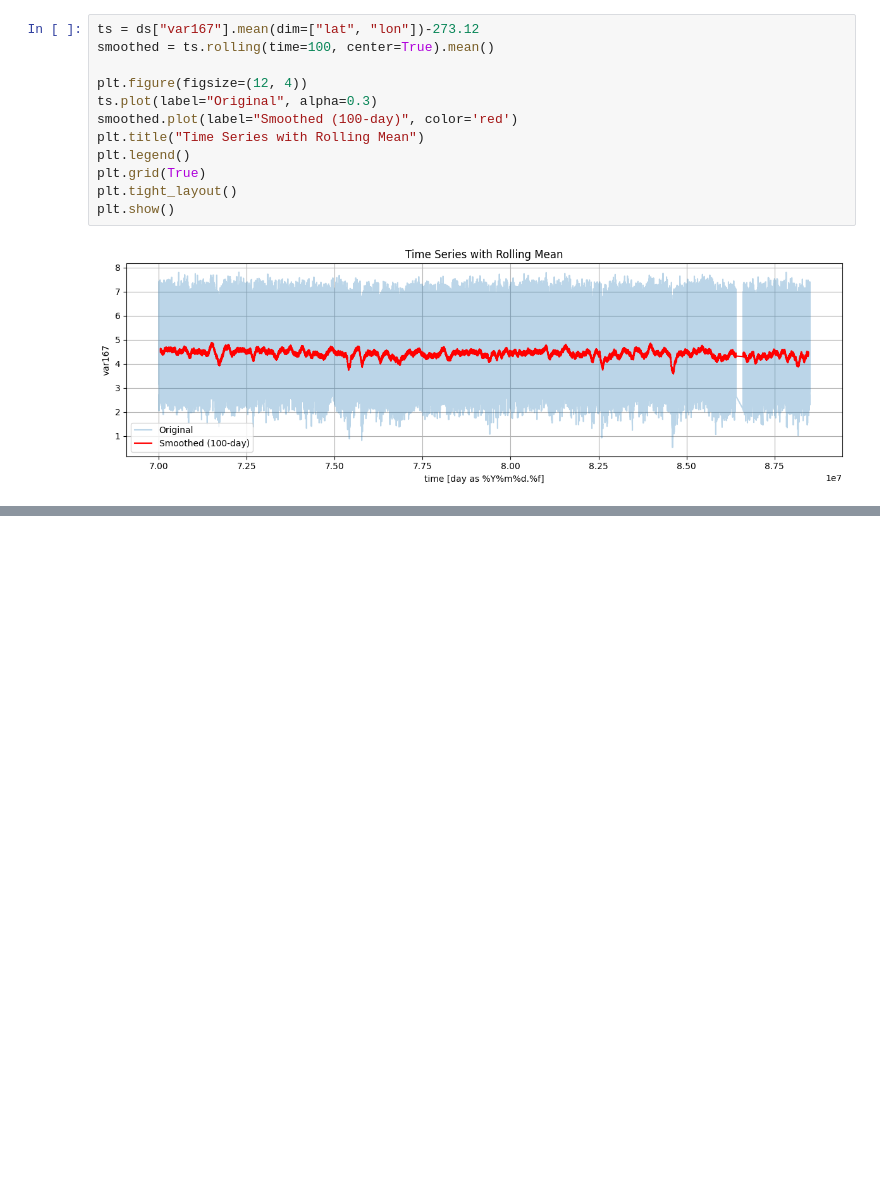
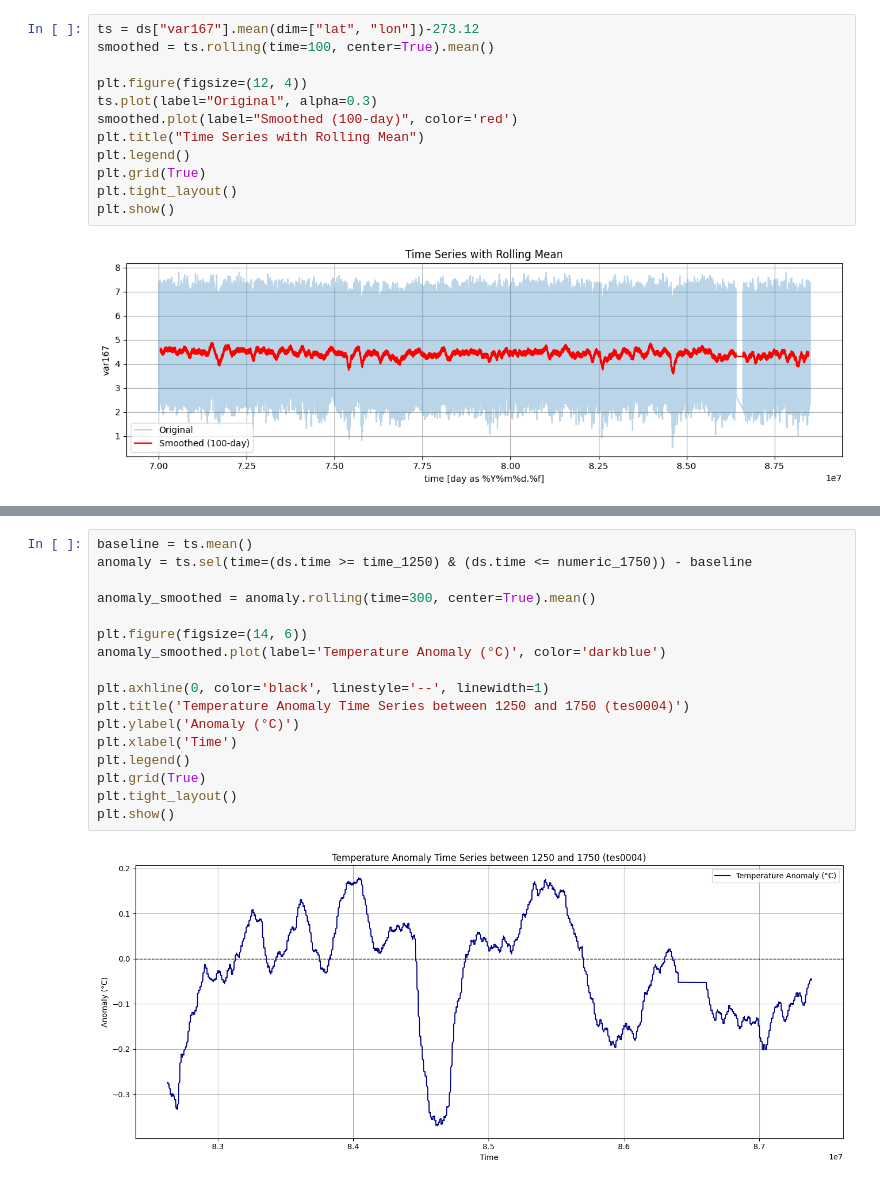
Before and after one commit to EliHHogemo/lia, a Jupyter notebook: temp.ipynb, the cells around one changed output, grey strips where cells are left out. Saved outputs shown, nothing was run; the diff lists cells and outputs as text; blank space fills up the shorter version.

```diff
--- a/temp.ipynb
+++ b/temp.ipynb
@@ -85,0 +157,19 @@ plt.show()
+# %%
+baseline = ts.mean()
+anomaly = ts.sel(time=(ds.time >= time_1250) & (ds.time <= numeric_1750)) - baseline
+
+anomaly_smoothed = anomaly.rolling(time=300, center=True).mean()
+
+plt.figure(figsize=(14, 6))
+anomaly_smoothed.plot(label='Temperature Anomaly (°C)', color='darkblue')
+
+plt.axhline(0, color='black', linestyle='--', linewidth=1)
+plt.title('Temperature Anomaly Time Series between 1250 and 1750 (tes0004)')
+plt.ylabel('Anomaly (°C)')
+plt.xlabel('Time')
+plt.legend()
+plt.grid(True)
+plt.tight_layout()
+plt.show()
+# %% [output]
+[figure, added]
```
Also changed, not shown: parts of 11 cells of this notebook.
